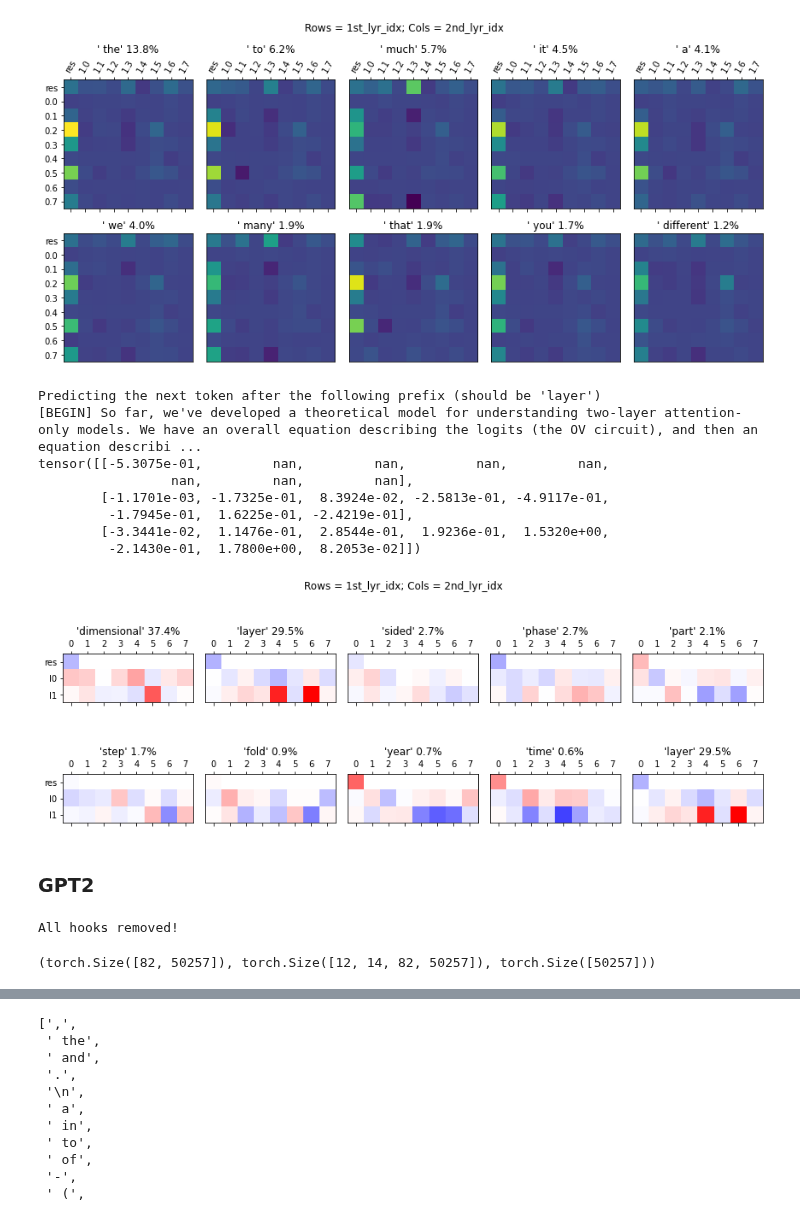
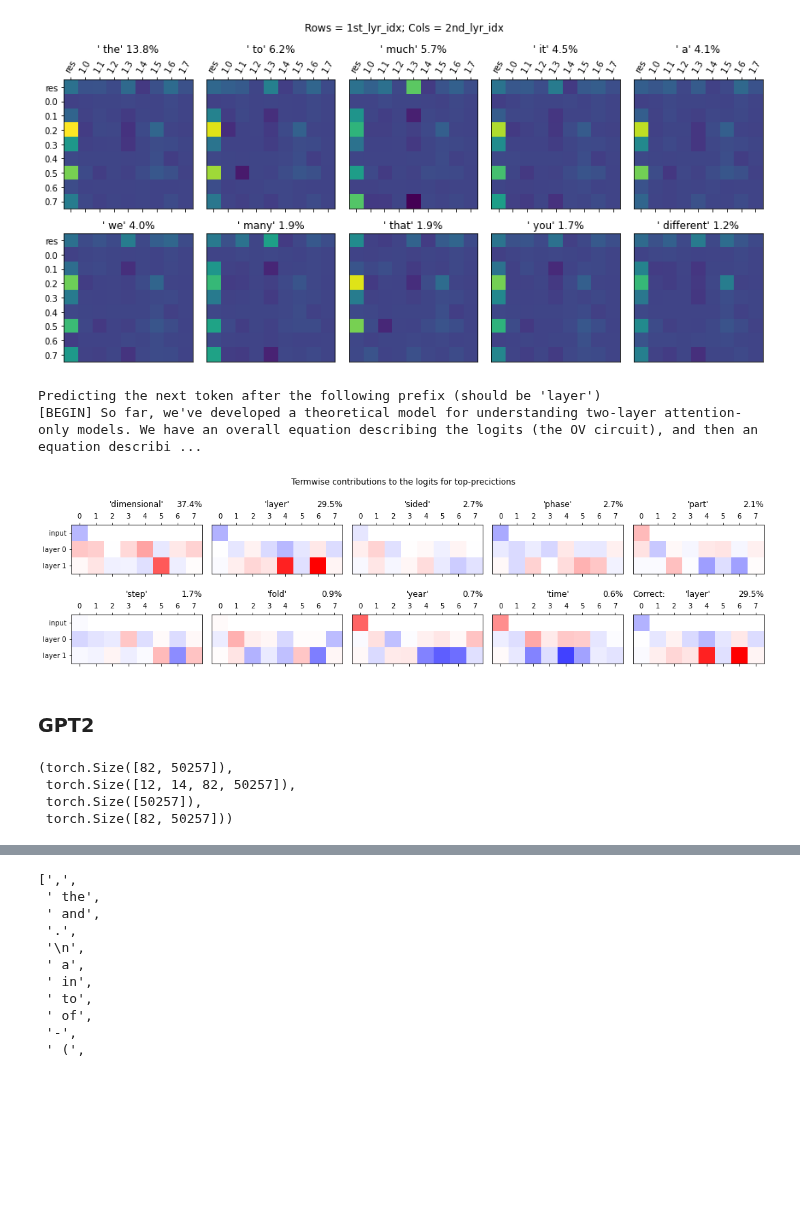
Before and after one commit to redwoodresearch/mlab, a Jupyter notebook: days/w3d5/interpetability.ipynb, the cells around one changed output, grey strips where cells are left out. Saved outputs shown, nothing was run; the diff lists cells and outputs as text; code cells hidden in the pictures; blank space fills up the shorter version.

Commit message:
cleanup terwise diagrams

```diff
--- a/days/w3d5/interpetability.ipynb
+++ b/days/w3d5/interpetability.ipynb
@@ -135,52 +135,48 @@ def show_pred_logit_paths_v2(model, text, target_idx, k=10):
     mats_to_show[1] = l1_contrib[:, top_pred_ids]
     mats_to_show[2] = l2_contrib[:, top_pred_ids]
     mats_to_show -= mats_to_show.mean(dim=-1, keepdim=True)
-    print(mats_to_show[:, :, -1])
 
     vabsmax = mats_to_show[~t.isnan(mats_to_show)].abs().max()
-    # vmin = mats_to_show[~t.isnan(mats_to_show)].min()
-    # vmax = mats_to_show[~t.isnan(mats_to_show)].max()
 
-    fig.suptitle("Rows = 1st_lyr_idx; Cols = 2nd_lyr_idx")
+    fig.suptitle("Termwise contributions to the logits for top-precictions")
     for i, pred_id in enumerate(top_pred_ids):
         ax = plt.subplot(2, k // 2, i + 1)
 
         # rows: first layer index
         # cols: second layer index
         cmap = plt.cm.get_cmap("bwr").copy()
         cmap.set_bad(color='white')
         ax.matshow(mats_to_show[:, :, i], vmin=-vabsmax, vmax=vabsmax, cmap=cmap)
-        ax.set_title(f"{repr(tokenizer.decode(pred_id))} {target_probs[pred_id]:.1%}")
+        title_pad = 26
+        ax.set_title(repr(tokenizer.decode(pred_id)), loc='center', pad=title_pad)
+        ax.set_title(f"{target_probs[pred_id]:.1%}", loc='right', pad=title_pad)
+        if i == k - 1:
+            ax.set_title("Correct:", loc='left', pad=title_pad)
 
         row_len = k // 2
         row = i // row_len
         col = i % row_len
         if col == 0:
             ax.set_yticks(range(3))
-            ax.set_yticklabels(["res", "l0", "l1"])
+            ax.set_yticklabels(["input", "layer 0", "layer 1"])
         else:
             ax.set_yticks([])
 
         # if row == 0:
         #     ax.set_xticks(range(9))
         #     ax.set_xticklabels(["res"] + [f"1.{h}" for h in range(8)], rotation=60)
         # else:
         #     ax.set_xticks([])
 
     plt.tight_layout()
 
-fig = plt.figure(figsize=(12, 5))
+fig = plt.figure(figsize=(15, 4.5))
 show_pred_logit_paths_v2(mgpt, text1, 76)
+plt.savefig("minigpt-termwise-logits.png")
 # %% [output]
 Predicting the next token after the following prefix (should be 'layer')
 [BEGIN] So far, we've developed a theoretical model for understanding two-layer attention-only models. We have an overall equation describing the logits (the OV circuit), and then an equation describi ...
-tensor([[-5.3075e-01,         nan,         nan,         nan,         nan,
-                 nan,         nan,         nan],
-        [-1.1701e-03, -1.7325e-01,  8.3924e-02, -2.5813e-01, -4.9117e-01,
-         -1.7945e-01,  1.6225e-01, -2.4219e-01],
-        [-3.3441e-02,  1.1476e-01,  2.8544e-01,  1.9236e-01,  1.5320e+00,
-         -2.1430e-01,  1.7800e+00,  8.2053e-02]])
-[figure, old version]
+[figure, new version]
 # %% [markdown]
 ### GPT2
 # %%
@@ -188,15 +184,17 @@ gpt2 = gpt_mod.load_weights(gpt_mod.GPT2)
 gpt2_tokenizer = GPT2TokenizerFast.from_pretrained('gpt2')
 gpt2.eval();
 # %%
-res_contrib, head_contribs, ln_bias_contrib = gpt_contribs.get_gpt2_contribs(
+res_contrib, head_contribs, ln_bias_contrib, all_logits = gpt_contribs.get_gpt2_contribs(
     text=text1,
     gpt2=gpt2,
     tokenizer=gpt2_tokenizer,
 )
-res_contrib.shape, head_contribs.shape, ln_bias_contrib.shape
+res_contrib.shape, head_contribs.shape, ln_bias_contrib.shape, all_logits.shape
 # %% [output]
-All hooks removed!
+(torch.Size([82, 50257]),
+ torch.Size([12, 14, 82, 50257]),
+ torch.Size([50257]),
+ torch.Size([82, 50257]))
-(torch.Size([82, 50257]), torch.Size([12, 14, 82, 50257]), torch.Size([50257]))
 # %%
 def show_pred_logit_paths_gpt(
     gpt2: gpt_mod.GPT2,
```
Also changed, not shown: parts of 1 cell of this notebook, 2 other files.
